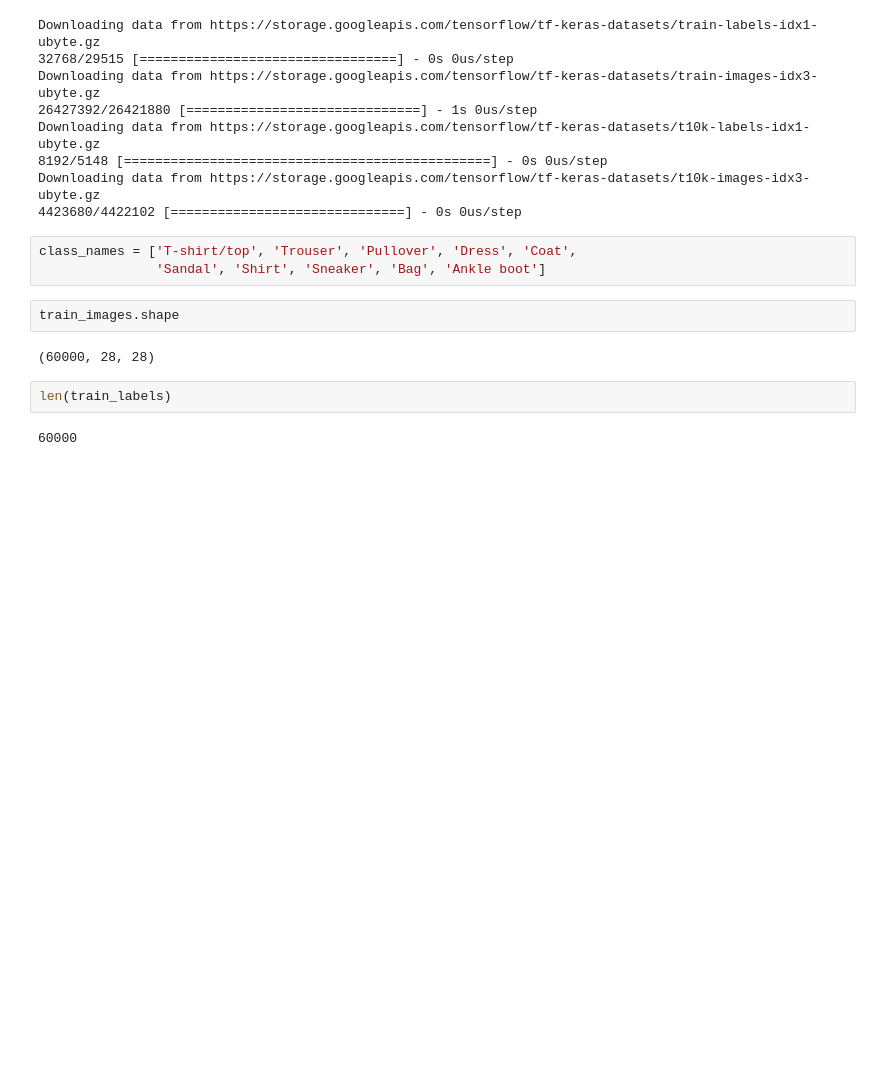
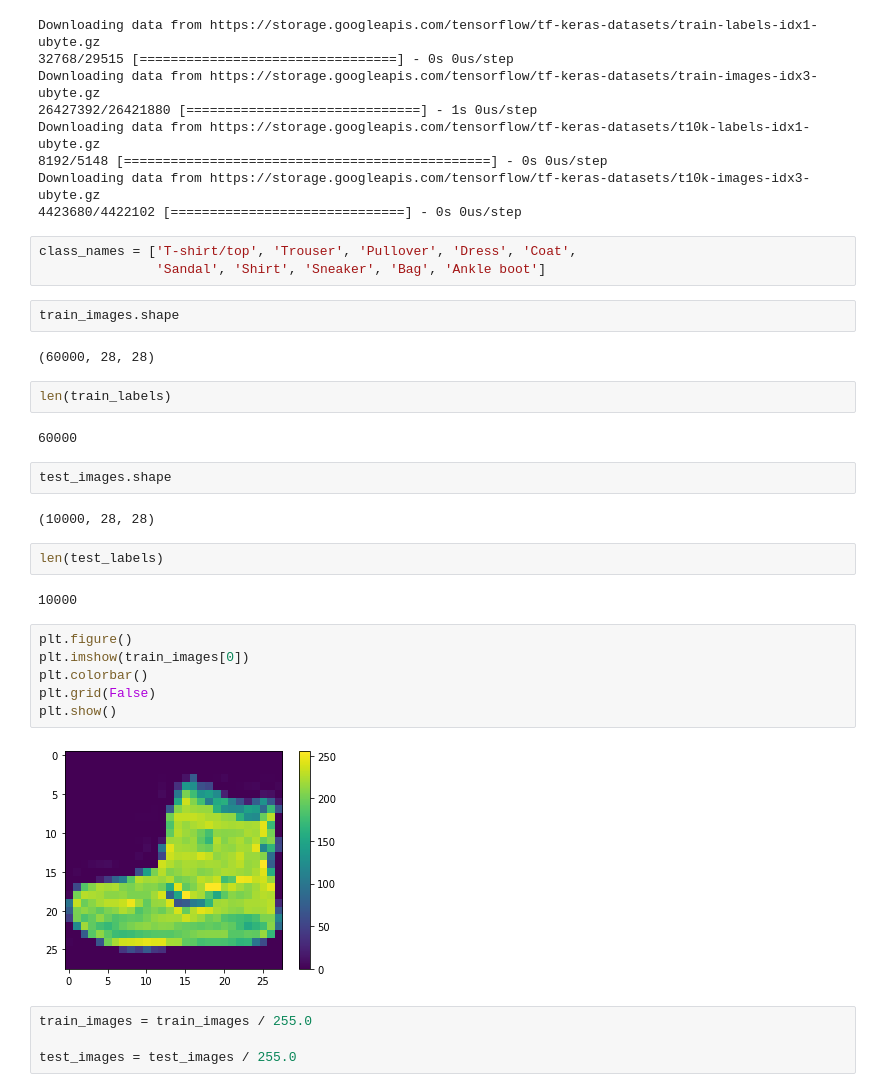
Before and after one commit to nosu23/Practice-ML01, a Jupyter notebook: notebook/tf-test001.ipynb, the cells around one changed output. Drawn from its saved outputs; the diff is of its cells as text; blank space fills up the shorter version.

```diff
--- a/notebook/tf-test001.ipynb
+++ b/notebook/tf-test001.ipynb
@@ -34,3 +34,23 @@ train_images.shape
 len(train_labels)
 # %% [output]
 60000
+# %%
+test_images.shape
+# %% [output]
+(10000, 28, 28)
+# %%
+len(test_labels)
+# %% [output]
+10000
+# %%
+plt.figure()
+plt.imshow(train_images[0])
+plt.colorbar()
+plt.grid(False)
+plt.show()
+# %% [output]
+[figure, added]
+# %%
+train_images = train_images / 255.0
+
+test_images = test_images / 255.0
```
Also changed, not shown: parts of 16 cells of this notebook.
